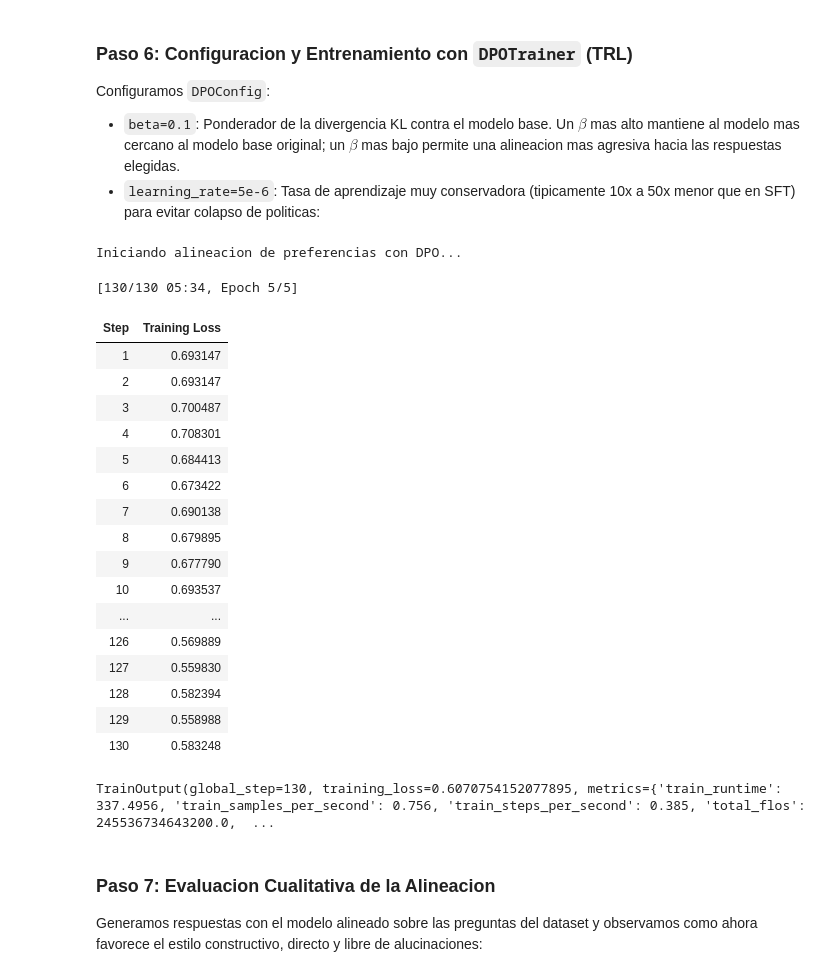
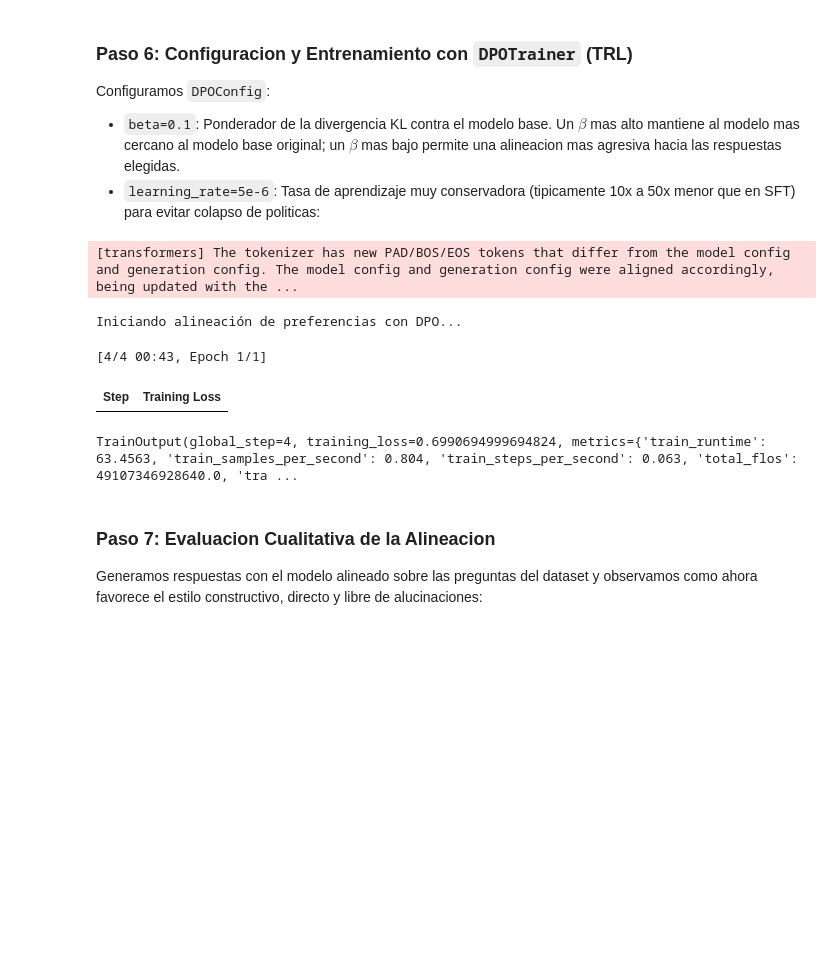
Before and after one commit to jggomez/workshop-open-models, a Jupyter notebook: session-03-fine-tuning-llms/02-preference-alignment-dpo/02_preference_alignment_dpo.ipynb, the cells around one changed output. Saved outputs shown, nothing was run; the diff lists cells and outputs as text; code cells hidden in the pictures; blank space fills up the shorter version.

```diff
--- a/session-03-fine-tuning-llms/02-preference-alignment-dpo/02_preference_alignment_dpo.ipynb
+++ b/session-03-fine-tuning-llms/02-preference-alignment-dpo/02_preference_alignment_dpo.ipynb
@@ -419,63 +419,58 @@ Configuramos `DPOConfig`:
 # %%
 import gc
 import torch
+from trl import DPOConfig, DPOTrainer
 
-# 1. Limpieza previa y configuracion del modelo (como en SFT)
+# ---------------------------------------------------------
+# 1. Limpieza de memoria y configuración previa
+# ---------------------------------------------------------
 gc.collect()
 if torch.cuda.is_available():
     torch.cuda.empty_cache()
 
-model.config.use_cache = False # Desactivar cache para el entrenamiento
+# Desactivar cache durante el backward pass de entrenamiento
+model.config.use_cache = False
 
-# 2. Configuracion de DPO
+# ---------------------------------------------------------
+# 2. Configuración optimizada de DPO
+# ---------------------------------------------------------
 dpo_config = DPOConfig(
     output_dir="./dpo_gemma_output",
     beta=0.1,
-    learning_rate=5e-6,           # DPO requiere un LR menor que SFT para no colapsar
-    lr_scheduler_type="linear",
-    warmup_steps=5,
-    num_train_epochs=5,
+    learning_rate=5e-6,
+    lr_scheduler_type="cosine",
+    warmup_steps=10,
+    num_train_epochs=1,
     per_device_train_batch_size=1,
-    gradient_accumulation_steps=2,
+    gradient_accumulation_steps=16,
+    max_grad_norm=1.0,
     optim="paged_adamw_8bit" if torch.cuda.is_available() else "adamw_torch",
     fp16=False,
     bf16=torch.cuda.is_available(),
-    logging_steps=1,
+    logging_steps=5,
+    save_strategy="no",
     report_to="none"
 )
 
-# 3. Inicializar DPOTrainer (con processing_class)
+# ---------------------------------------------------------
+# 3. Inicialización y entrenamiento
+# ---------------------------------------------------------
 dpo_trainer = DPOTrainer(
     model=model,
-    ref_model=None,  # Con PEFT, ref_model=None es correcto
+    ref_model=None,                    # Correcto para adaptadores PEFT/LoRA
     train_dataset=dpo_dataset,
     args=dpo_config,
-    processing_class=tokenizer  # <-- VITAL: para que formatee bien los prompts/respuestas
+    processing_class=tokenizer
 )
 
-print("Iniciando alineacion de preferencias con DPO...")
+print("Iniciando alineación de preferencias con DPO...")
 dpo_trainer.train()
 # %% [output]
-Iniciando alineacion de preferencias con DPO...
+[transformers] The tokenizer has new PAD/BOS/EOS tokens that differ from the model config and generation config. The model config and generation config were aligned accordingly, being updated with the ...
-[130/130 05:34, Epoch 5/5]
+Iniciando alineación de preferencias con DPO...
+[4/4 00:43, Epoch 1/1]
 | Step | Training Loss |
-| 1 | 0.693147 |
-| 2 | 0.693147 |
-| 3 | 0.700487 |
-| 4 | 0.708301 |
-| 5 | 0.684413 |
-| 6 | 0.673422 |
-| 7 | 0.690138 |
-| 8 | 0.679895 |
-| 9 | 0.677790 |
-| 10 | 0.693537 |
-| ... | ... |
-| 126 | 0.569889 |
-| 127 | 0.559830 |
-| 128 | 0.582394 |
-| 129 | 0.558988 |
-| 130 | 0.583248 |
-TrainOutput(global_step=130, training_loss=0.6070754152077895, metrics={'train_runtime': 337.4956, 'train_samples_per_second': 0.756, 'train_steps_per_second': 0.385, 'total_flos': 245536734643200.0,  ...
+TrainOutput(global_step=4, training_loss=0.6990694999694824, metrics={'train_runtime': 63.4563, 'train_samples_per_second': 0.804, 'train_steps_per_second': 0.063, 'total_flos': 49107346928640.0, 'tra ...
 # %% [markdown]
 ### Paso 7: Evaluacion Cualitativa de la Alineacion
 
```
Also changed, not shown: parts of 2 cells of this notebook.
